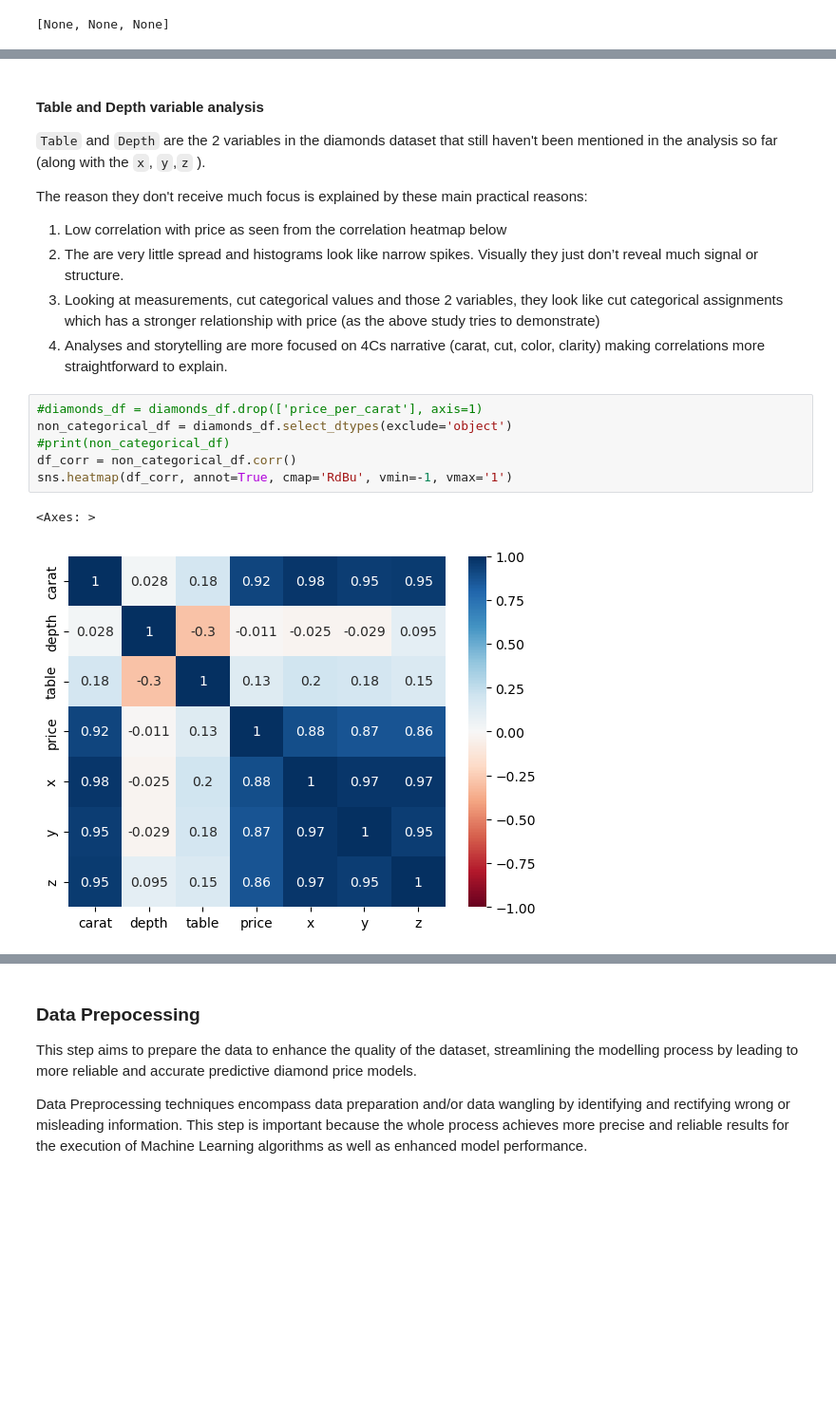
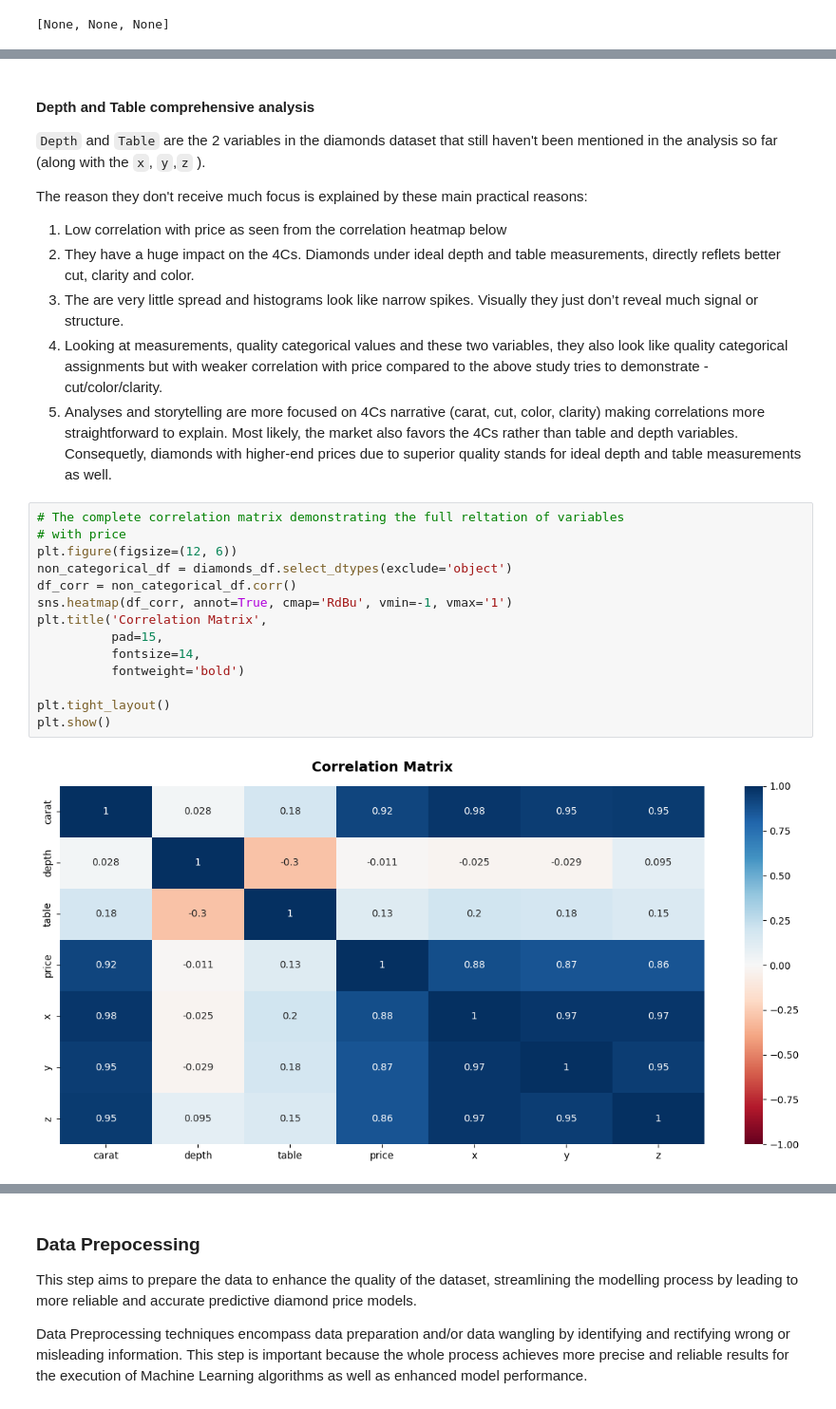
Before and after one commit to remabreu/DiamondsPrices, a Jupyter notebook: diamonds.ipynb, the cells around one changed output, grey strips where cells are left out. Shown at 95% size. Saved outputs shown, nothing was run; the diff lists cells and outputs as text; blank space fills up the shorter version.

````diff
--- a/diamonds.ipynb
+++ b/diamonds.ipynb
@@ -410,19 +606,27 @@ sns.scatterplot(data=filtered_df, x='carat', y='price', style='cut', hue='color'
 # %% [markdown]
-#### Table and Depth variable analysis
+#### Depth and Table comprehensive analysis
 
-```Table``` and ```Depth``` are the 2 variables in the diamonds dataset that still haven't been mentioned in the analysis so far (along with the ```x```, ```y```,```z``` ).
+```Depth``` and ```Table``` are the 2 variables in the diamonds dataset that still haven't been mentioned in the analysis so far (along with the ```x```, ```y```,```z``` ).
 
 The reason they don't receive much focus is explained by these main practical reasons:
 1. Low correlation with price as seen from the correlation heatmap below
+2. They have a huge impact on the 4Cs. Diamonds under ideal depth and table measurements, directly reflets better cut, clarity and color.
 2. The are very little spread and histograms look like narrow spikes. Visually they just don’t reveal much signal or structure.
-3. Looking at measurements, cut categorical values and those 2 variables, they look like cut categorical assignments which has a stronger relationship with price (as the above study tries to demonstrate)
-4. Analyses and storytelling are more focused on 4Cs narrative (carat, cut, color, clarity) making correlations more straightforward to explain.
+3. Looking at measurements, quality categorical values and these two variables, they also look like quality categorical assignments but with weaker correlation with price compared to the above study tries to demonstrate - cut/color/clarity.
+4. Analyses and storytelling are more focused on 4Cs narrative (carat, cut, color, clarity) making correlations more straightforward to explain. Most likely, the market also favors the 4Cs rather than table and depth variables. Consequetly, diamonds with higher-end prices due to superior quality stands for ideal depth and table measurements as well.
 # %%
-#diamonds_df = diamonds_df.drop(['price_per_carat'], axis=1)
+# The complete correlation matrix demonstrating the full reltation of variables
+# with price
+plt.figure(figsize=(12, 6))
 non_categorical_df = diamonds_df.select_dtypes(exclude='object')
-#print(non_categorical_df)
 df_corr = non_categorical_df.corr()
 sns.heatmap(df_corr, annot=True, cmap='RdBu', vmin=-1, vmax='1')
+plt.title('Correlation Matrix',
+          pad=15,
+          fontsize=14,
+          fontweight='bold')
+
+plt.tight_layout()
+plt.show()
 # %% [output]
-<Axes: >
-[figure, old version]
+[figure, new version]
````
Also changed, not shown: parts of 34 cells of this notebook.
